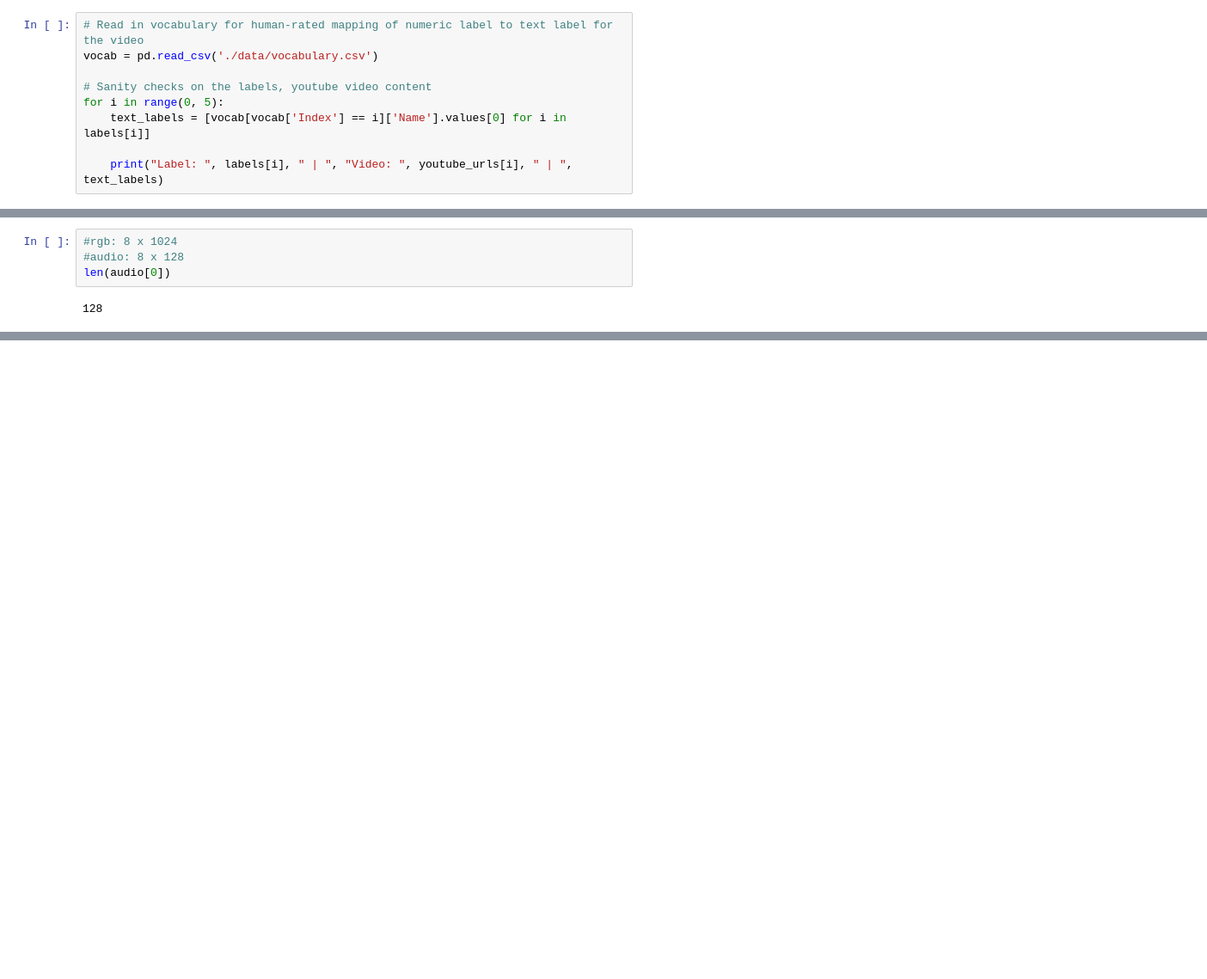
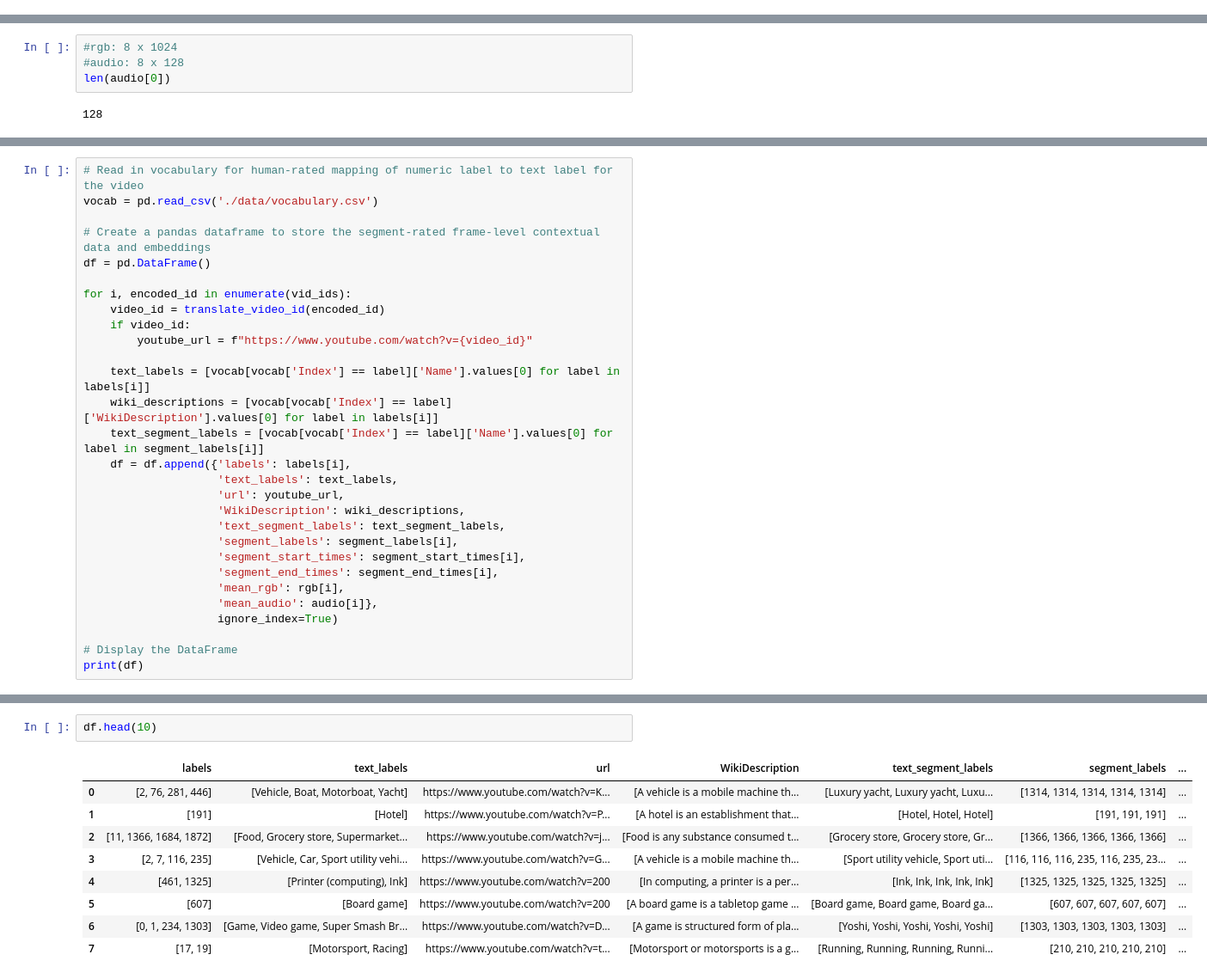
Before and after one commit to runrunicd/rag, a Jupyter notebook: EDA.ipynb, the cells around one changed output, grey strips where cells are left out. Shown: that part at 86% size. Saved outputs shown, nothing was run; the diff lists cells and outputs as text; blank space fills up the shorter version.

```diff
--- a/EDA.ipynb
+++ b/EDA.ipynb
@@ -100,9 +48,0 @@ vocab[vocab['Index'] == 14]['Name'].values[0]
-# %%
-# Read in vocabulary for human-rated mapping of numeric label to text label for the video
-vocab = pd.read_csv('./data/vocabulary.csv')
-
-# Sanity checks on the labels, youtube video content
-for i in range(0, 5):
-    text_labels = [vocab[vocab['Index'] == i]['Name'].values[0] for i in labels[i]]
-
-    print("Label: ", labels[i], " | ", "Video: ", youtube_urls[i], " | ", text_labels)
@@ -263,0 +256,29 @@ segment_start_times
+# %%
+# Read in vocabulary for human-rated mapping of numeric label to text label for the video
+vocab = pd.read_csv('./data/vocabulary.csv')
+
+# Create a pandas dataframe to store the segment-rated frame-level contextual data and embeddings
+df = pd.DataFrame()
+
+for i, encoded_id in enumerate(vid_ids):
+    video_id = translate_video_id(encoded_id)
+    if video_id:
+        youtube_url = f"https://www.youtube.com/watch?v={video_id}"
+
+    text_labels = [vocab[vocab['Index'] == label]['Name'].values[0] for label in labels[i]]
+    wiki_descriptions = [vocab[vocab['Index'] == label]['WikiDescription'].values[0] for label in labels[i]]
+    text_segment_labels = [vocab[vocab['Index'] == label]['Name'].values[0] for label in segment_labels[i]]
+    df = df.append({'labels': labels[i],
+                    'text_labels': text_labels,
+                    'url': youtube_url,
+                    'WikiDescription': wiki_descriptions,
+                    'text_segment_labels': text_segment_labels,
+                    'segment_labels': segment_labels[i],
+                    'segment_start_times': segment_start_times[i],
+                    'segment_end_times': segment_end_times[i],
+                    'mean_rgb': rgb[i],
+                    'mean_audio': audio[i]},
+                    ignore_index=True)
+
+# Display the DataFrame
+print(df)
@@ -263,0 +343,12 @@ segment_start_times
+# %%
+df.head(10)
+# %% [output]
+|  | labels | text_labels | url | WikiDescription | text_segment_labels | segment_labels | ... |
+| 0 | [2, 76, 281, 446] | [Vehicle, Boat, Motorboat, Yacht] | https://www.youtube.com/watch?v=K... | [A vehicle is a mobile machine th... | [Luxury yacht, Luxury yacht, Luxu... | [1314, 1314, 1314, 1314, 1314] | ... |
+| 1 | [191] | [Hotel] | https://www.youtube.com/watch?v=P... | [A hotel is an establishment that... | [Hotel, Hotel, Hotel] | [191, 191, 191] | ... |
+| 2 | [11, 1366, 1684, 1872] | [Food, Grocery store, Supermarket... | https://www.youtube.com/watch?v=j... | [Food is any substance consumed t... | [Grocery store, Grocery store, Gr... | [1366, 1366, 1366, 1366, 1366] | ... |
+| 3 | [2, 7, 116, 235] | [Vehicle, Car, Sport utility vehi... | https://www.youtube.com/watch?v=G... | [A vehicle is a mobile machine th... | [Sport utility vehicle, Sport uti... | [116, 116, 116, 235, 116, 235, 23... | ... |
+| 4 | [461, 1325] | [Printer (computing), Ink] | https://www.youtube.com/watch?v=200 | [In computing, a printer is a per... | [Ink, Ink, Ink, Ink, Ink] | [1325, 1325, 1325, 1325, 1325] | ... |
+| 5 | [607] | [Board game] | https://www.youtube.com/watch?v=200 | [A board game is a tabletop game ... | [Board game, Board game, Board ga... | [607, 607, 607, 607, 607] | ... |
+| 6 | [0, 1, 234, 1303] | [Game, Video game, Super Smash Br... | https://www.youtube.com/watch?v=D... | [A game is structured form of pla... | [Yoshi, Yoshi, Yoshi, Yoshi, Yoshi] | [1303, 1303, 1303, 1303, 1303] | ... |
+| 7 | [17, 19] | [Motorsport, Racing] | https://www.youtube.com/watch?v=t... | [Motorsport or motorsports is a g... | [Running, Running, Running, Runni... | [210, 210, 210, 210, 210] | ... |
```
Also changed, not shown: parts of 26 cells of this notebook.
